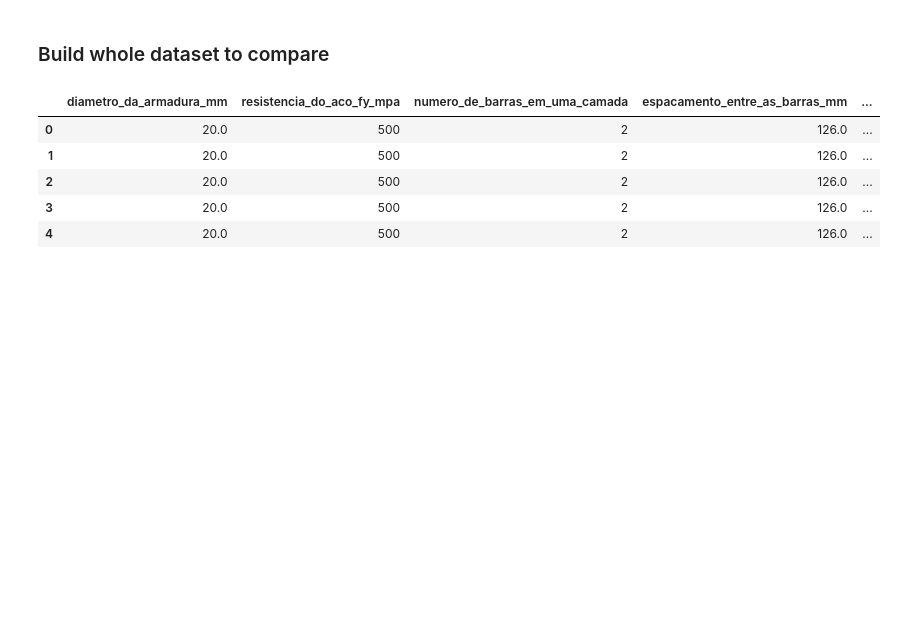
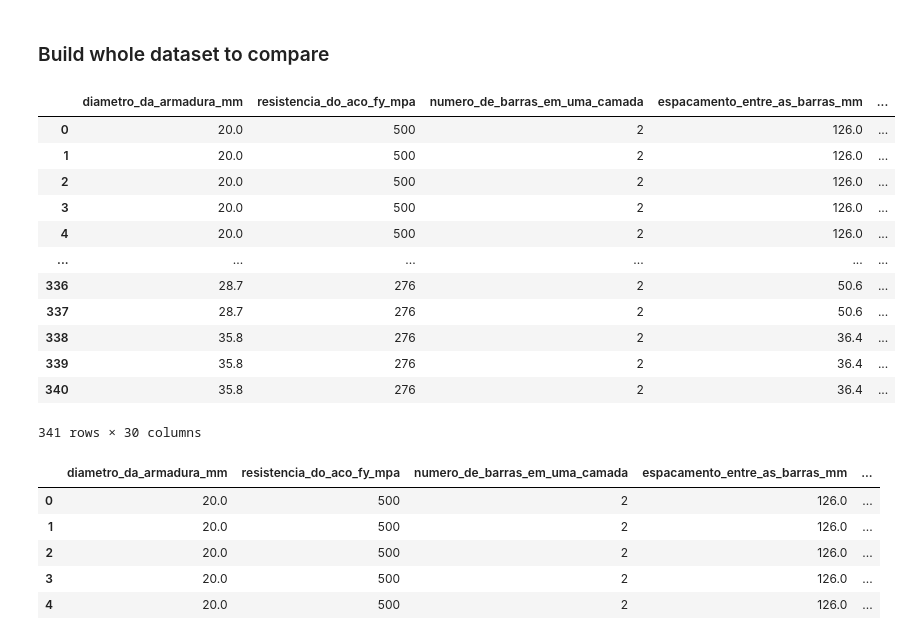
Before and after one commit to wmpjrufg/crack_prediction_symbolic_regression, a Jupyter notebook: test_model_error/fib2020/statistics_pysr-dataset1.ipynb, the cells around one changed output. Cells and saved outputs as stored; diff of their text form; code cells hidden in the pictures; blank space fills up the shorter version.

```diff
--- a/test_model_error/fib2020/statistics_pysr-dataset1.ipynb
+++ b/test_model_error/fib2020/statistics_pysr-dataset1.ipynb
@@ -166,6 +172,22 @@ w['fib'] = data['fib-model-code-2020-(mm)']
 w['error'] = computing_equation(w, mycolumns , avg, std)
 w['wnum'] = w['fib'] + w['error']
 w['wnum/wexp'] = w['wnum'] / w['output:-w_exp-(mm)']
+# %%
+w
+# %% [output]
+|  | diametro_da_armadura_mm | resistencia_do_aco_fy_mpa | numero_de_barras_em_uma_camada | espacamento_entre_as_barras_mm | ... |
+| 0 | 20.0 | 500 | 2 | 126.0 | ... |
+| 1 | 20.0 | 500 | 2 | 126.0 | ... |
+| 2 | 20.0 | 500 | 2 | 126.0 | ... |
+| 3 | 20.0 | 500 | 2 | 126.0 | ... |
+| 4 | 20.0 | 500 | 2 | 126.0 | ... |
+| ... | ... | ... | ... | ... | ... |
+| 336 | 28.7 | 276 | 2 | 50.6 | ... |
+| 337 | 28.7 | 276 | 2 | 50.6 | ... |
+| 338 | 35.8 | 276 | 2 | 36.4 | ... |
+| 339 | 35.8 | 276 | 2 | 36.4 | ... |
+| 340 | 35.8 | 276 | 2 | 36.4 | ... |
+341 rows × 30 columns
 # %%
 data = w.copy()
 data.head()
```
Also changed, not shown: parts of 10 cells of this notebook, 6 other files.
